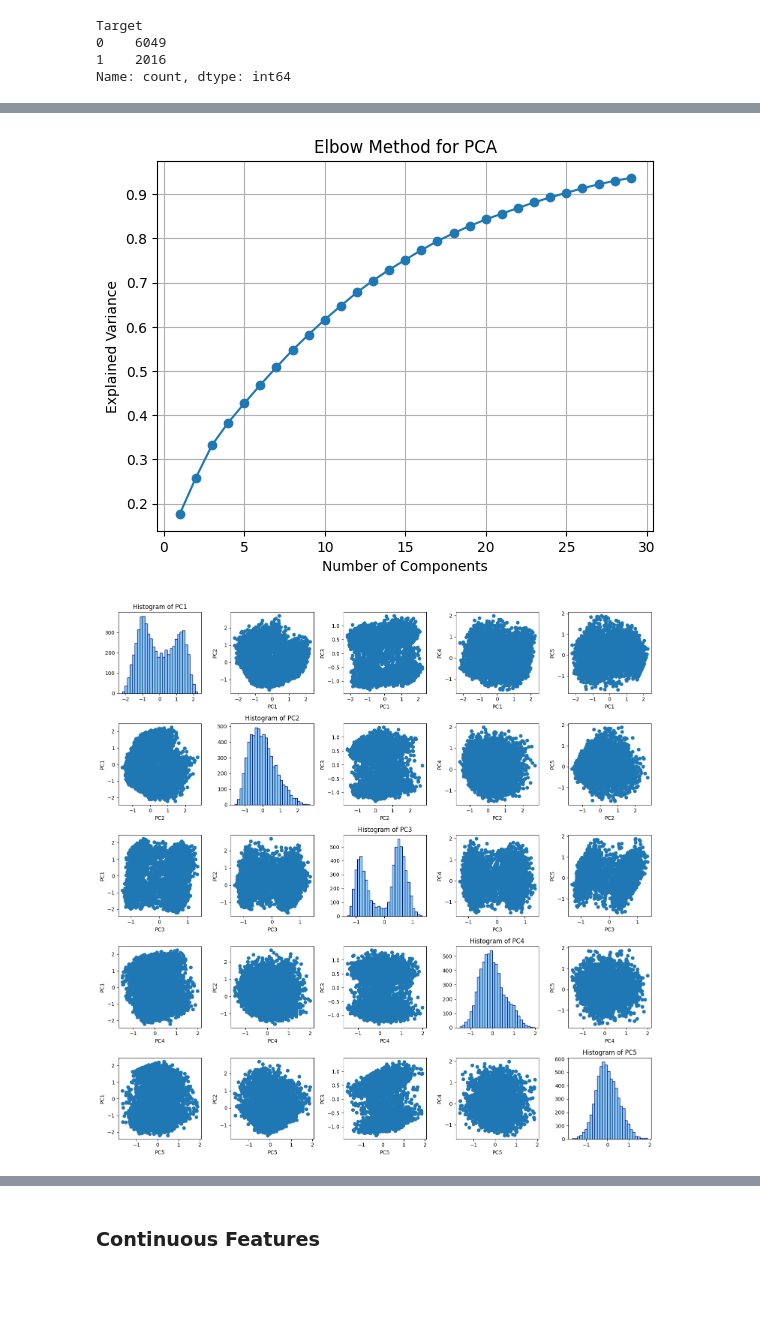
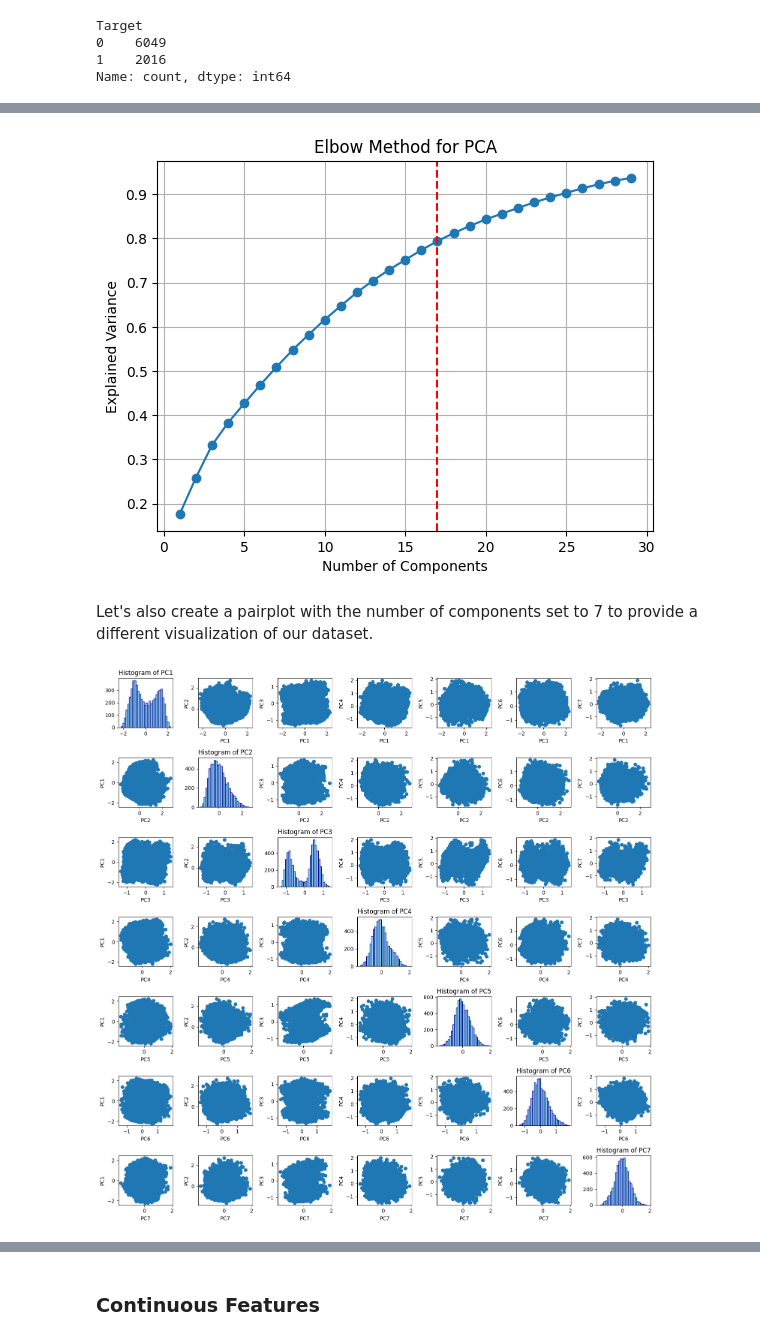
Before and after one commit to davide-marchi/clinical-data-encoding, a Jupyter notebook: Cleaning_Data.ipynb, the cells around one changed output, grey strips where cells are left out. Saved outputs shown, nothing was run; the diff lists cells and outputs as text; code cells hidden in the pictures; blank space fills up the shorter version.

```diff
--- a/Cleaning_Data.ipynb
+++ b/Cleaning_Data.ipynb
@@ -197,3 +278,3 @@ merge_dataset=pd.merge(chl_dataset, date_dataset, on=["Number"])
 # %%
 chl_dataset=chl_dataset.dropna(subset=["Number"])
-date_dataset=date_dataset.dropna(subset=["Number"])
+merge_dataset=merge_dataset.dropna(subset=["Number"])
@@ -200,6 +283,5 @@ date_dataset=date_dataset.dropna(subset=["Number"])
 # %%
-chl_dataset=chl_dataset.drop(columns=["PCI", "Ictus", "Non Fatal AMI (Follow-Up)", "CABG ", "Suicide",
-                          "Accident", "UnKnown", "Fatal MI or Sudden death",
-                          "CVD Death", "Total mortality", "Collected by", "Cause of death"])
+chl_dataset=chl_dataset.drop(columns=["PCI", "Ictus", "Non Fatal AMI (Follow-Up)", "CABG ",
+                            "Suicide","Accident", "UnKnown", "Fatal MI or Sudden death",
+                            "CVD Death", "Total mortality", "Collected by", "Cause of death",
+                            "Follow Up Data", "Data of death"])
-# %%
-chl_dataset=chl_dataset.drop(columns=["Follow Up Data", "Data of death"])
@@ -243,13 +334,29 @@ dtype: int64
 # %%
-#Function to set the target column based on the presence of values in the "Data of death" column
 def set_target(row):
+    """
+    Sets the target value based on the presence of 'Data of death'.
+
+    Args:
+    - row (pandas.Series): A row of the DataFrame.
+
+    Returns:
+    - int: 0 if 'Data of death' is null, otherwise 2.
+    """
     if pd.isnull(row['Data of death']):
         return 0
     else:
         return 2
 
-#Function to set the target column based on the date of death
 def set_target2(row):
+    """
+    Sets the target value based on the conditions involving 'Target', 'Follow Up Data', and 'Data prelievo'.
+
+    Args:
+    - row (pandas.Series): A row of the DataFrame.
+
+    Returns:
+    - int: The updated target value.
+    """
     if row['Target'] == 2:
         if (row['Follow Up Data'] - row['Data prelievo']).days / 365 < 8:
             return 1
@@ -385,28 +503,38 @@ plt.plot(n_components_range, explained_variance, marker='o')
 plt.xlabel('Number of Components')
 plt.ylabel('Explained Variance')
 plt.title('Elbow Method for PCA')
+plt.axvline(x=17, color='r', linestyle='--')  # Add a vertical red line at x=17
 plt.grid(True)
 plt.show()
 # %% [output]
-[figure, old version]
+[figure, new version]
+# %% [markdown]
+Let's also create a pairplot with the number of components set to 7 to provide a different visualization of our dataset.
 # %%
-pca = PCA(n_components=5)
+# Perform PCA with 7 principal components
+pca = PCA(n_components=7)
 pcs = pca.fit_transform(X_minmax)
 
+# Get the number of components
 n_components = pca.n_components_
+
+# Create subplots for each pair of principal components
 fig, axes = plt.subplots(n_components, n_components, figsize=(15, 15))
 
+# Iterate over each pair of principal components
 for i in range(n_components):
     for j in range(n_components):
+        # Plot histograms for diagonal elements
         if i == j:
             axes[i, j].hist(pcs[:, i], bins=30, color='skyblue', ec='darkblue')
             axes[i, j].set_title(f'Histogram of PC{i+1}')
+        # Plot scatter plots for off-diagonal elements
         else:
             axes[i, j].scatter(pcs[:, i], pcs[:, j])
             axes[i, j].set_xlabel(f'PC{i+1}')
             axes[i, j].set_ylabel(f'PC{j+1}')
 
 plt.tight_layout()
 plt.show()
 # %% [output]
-[figure, old version]
+[figure, new version]
```
Also changed, not shown: parts of 52 cells of this notebook.
